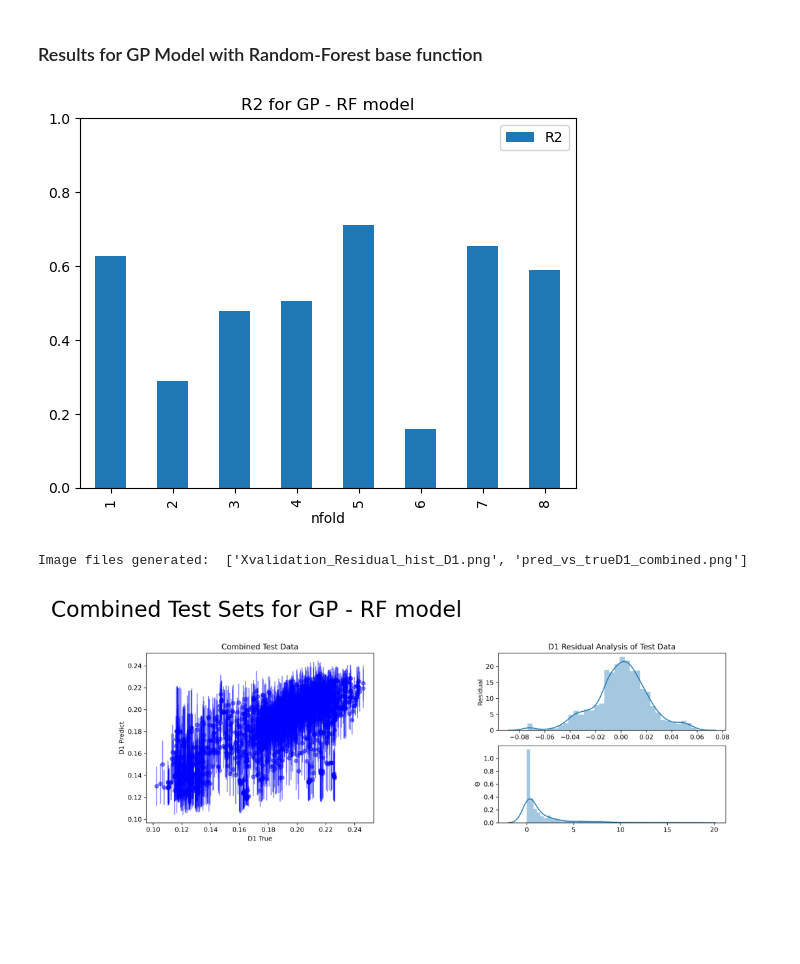
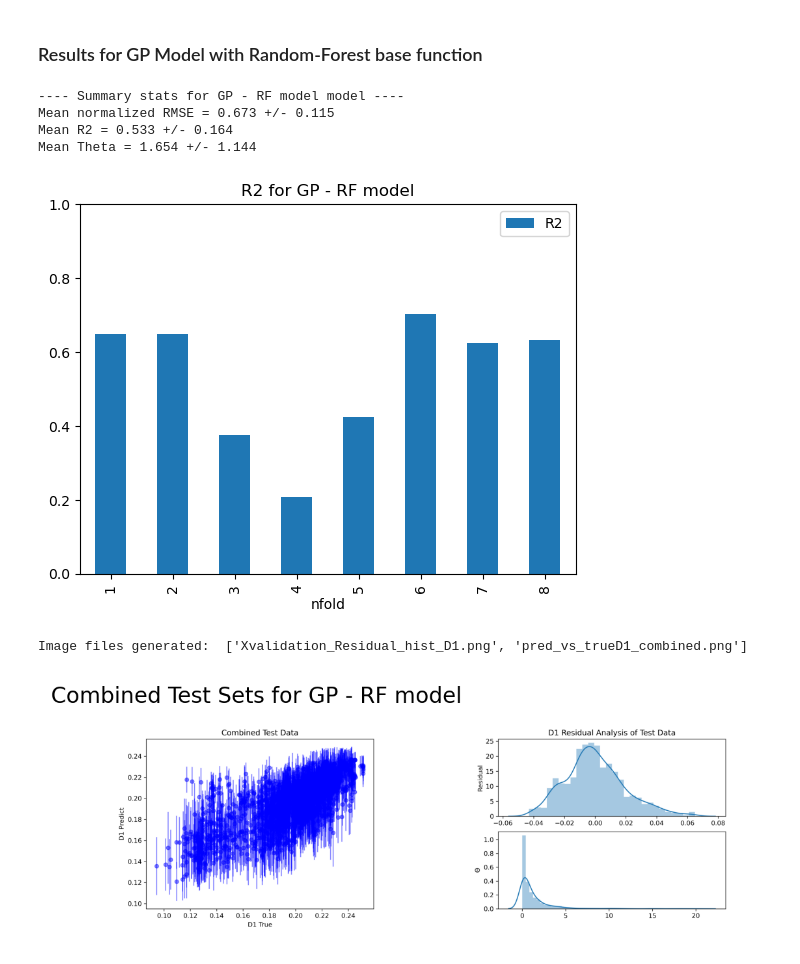
Before and after one commit to Sydney-Informatics-Hub/AgReFed-ML, a Jupyter notebook: notebooks/testmodels_st_moisture.ipynb, the cells around one changed output. Drawn from its saved outputs; the diff is of its cells as text; code cells hidden in the pictures; blank space fills up the shorter version.

Commit message:
Update notebook with both models

```diff
--- a/notebooks/testmodels_st_moisture.ipynb
+++ b/notebooks/testmodels_st_moisture.ipynb
@@ -46,7 +47,7 @@ from soilmod_xval import runmodel
  All settings are specified in the .yaml file to make analysis reproducable.
 # %%
 # Define name of settings file to save configuration
-fname_settings = 'settings_soilmod_xval_moisture_2020.yaml'
+fname_settings = 'settings_soilmod_xval_moisture_2021.yaml'
 path_settings = 'settings'
 # %% [markdown]
 ### Reading and process settings
@@ -213,30 +212,42 @@ KeyboardInterrupt:
 Results for each cross-validation set (here 8) are saved in a separate folder, including result csv files multiple plots for residual analysis and ground truth verssu prediction. To inspect please check images in output folder. Here we show only a few overview results of the combined cross-validation results.
 # %% [markdown]
 ### Results for GP Model with Random-Forest base function
+# %%
+# Read in summary stats
+modelname = 'GP - RF model'
+respath = os.path.join(settings.outpath, 'Xval_8-fold_rf-gp_D1')
+
+dfstats = pd.read_csv(os.path.join(respath,'D1nfold_summary_stats.csv'))
+
+# print mean nRMSE and R2
+print(f'---- Summary stats for {modelname} model ----')
+print(f'Mean normalized RMSE = {np.mean(dfstats.nRMSE):.3f} +/- {np.std(dfstats.nRMSE):.3f}')
+print(f'Mean R2 = {np.mean(dfstats.R2):.3f} +/- {np.std(dfstats.R2):.3f}')
+print(f'Mean Theta = {np.mean(dfstats.Theta):.3f} +/- {np.std(dfstats.Theta):.3f}')
+
+dfstats.plot(y='R2', x = 'nfold', kind = 'bar', title = f'R2 for {modelname}', ylim = (0,1))
+plt.show()
+# %% [output]
+---- Summary stats for GP - RF model model ----
+Mean normalized RMSE = 0.673 +/- 0.115
+Mean R2 = 0.533 +/- 0.164
+Mean Theta = 1.654 +/- 1.144
+[figure, added]
 # %%
-# Read in summary stats
-modelname = 'GP - RF model'
-imgpath = os.path.join(settings.outpath, 'Xval_8-fold_rf-gp_D1')
-
-dfstats = pd.read_csv(os.path.join(imgpath,'D1nfold_summary_stats.csv'))
-dfstats.head()
-dfstats.plot(y='R2', x = 'nfold', kind = 'bar', title = f'R2 for {modelname}', ylim = (0,1))
-plt.show()
-
-files = os.listdir(imgpath)
+# Plot combined test data
+files = os.listdir(respath)
 pngfiles = [name for name in files if name.endswith('.png')]
 print('Image files generated: ', pngfiles)
 fig, ax = plt.subplots(1,2, dpi =200)
-img = imread(f"{imgpath}/pred_vs_trueD1_combined.png", format='PNG')
+img = imread(f"{respath}/pred_vs_trueD1_combined.png", format='PNG')
 ax[0].set_axis_off()
 ax[0].imshow(img)
 ax[0].set_title(f'Combined Test Sets for {modelname}')
-img2 = imread(f"{imgpath}/Xvalidation_Residual_hist_D1.png", format='PNG')
+img2 = imread(f"{respath}/Xvalidation_Residual_hist_D1.png", format='PNG')
 ax[1].set_axis_off()
 ax[1].imshow(img2)
 #ax[1].set_title('')
 fig.show()
 # %% [output]
+Image files generated:  ['Xvalidation_Residual_hist_D1.png', 'pred_vs_trueD1_combined.png']
-[figure, old version]
+[figure, new version]
-Image files generated:  ['Xvalidation_Residual_hist_D1.png', 'pred_vs_trueD1_combined.png']
-[figure, removed]
```
Also changed, not shown: parts of 9 cells of this notebook.
